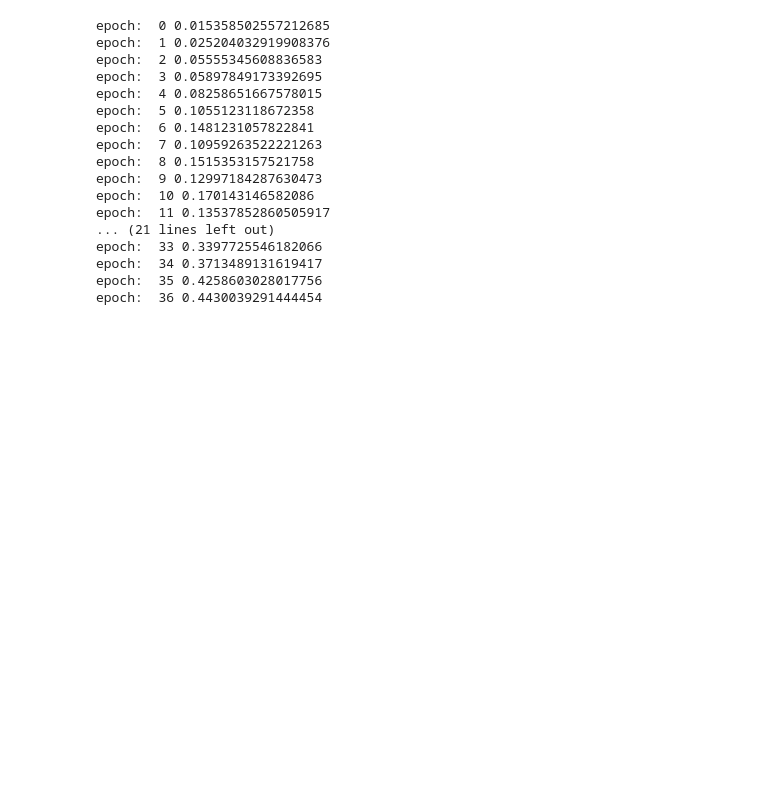
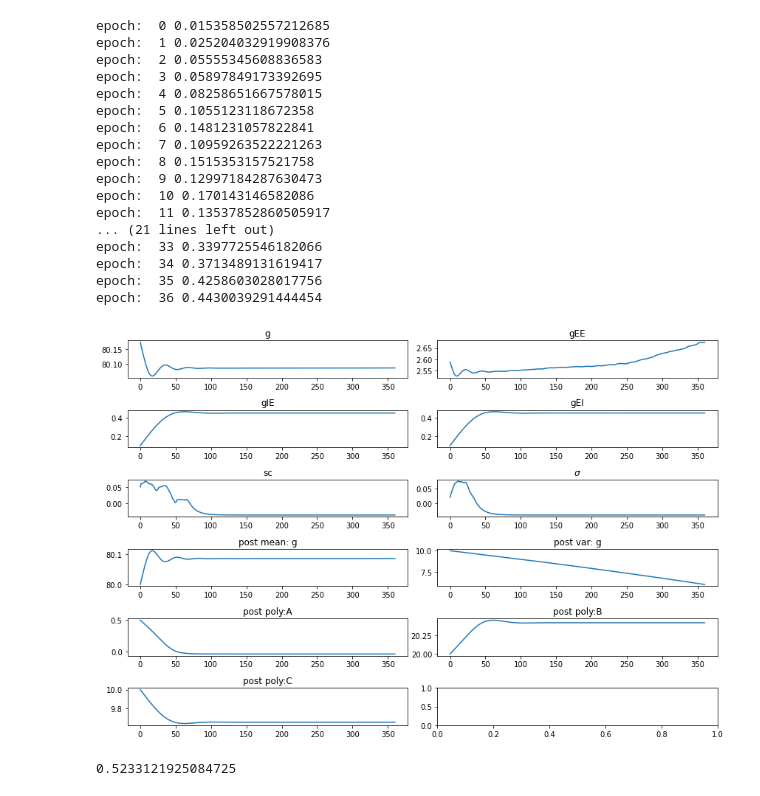
Before and after one commit to GriffithsLab/kcnischool2022-projectweek, a Jupyter notebook: notebooks/PyTorch_fMRI_model_fitting_examples.ipynb, the cells around one changed output. Cells and saved outputs as stored; diff of their text form; code cells hidden in the pictures; blank space fills up the shorter version.

```diff
--- a/notebooks/PyTorch_fMRI_model_fitting_examples.ipynb
+++ b/notebooks/PyTorch_fMRI_model_fitting_examples.ipynb
@@ -102,3 +100,12 @@ epoch:  33 0.3397725546182066
 epoch:  34 0.3713489131619417
 epoch:  35 0.4258603028017756
 epoch:  36 0.4430039291444454
+# %%
+plot_fit_parameters(output_train);
+plt.tight_layout()
+# %% [output]
+[figure, added]
+# %%
+output_test = F.test(20)
+# %% [output]
+0.5233121925084725
```
Also changed, not shown: parts of 4 cells of this notebook.
